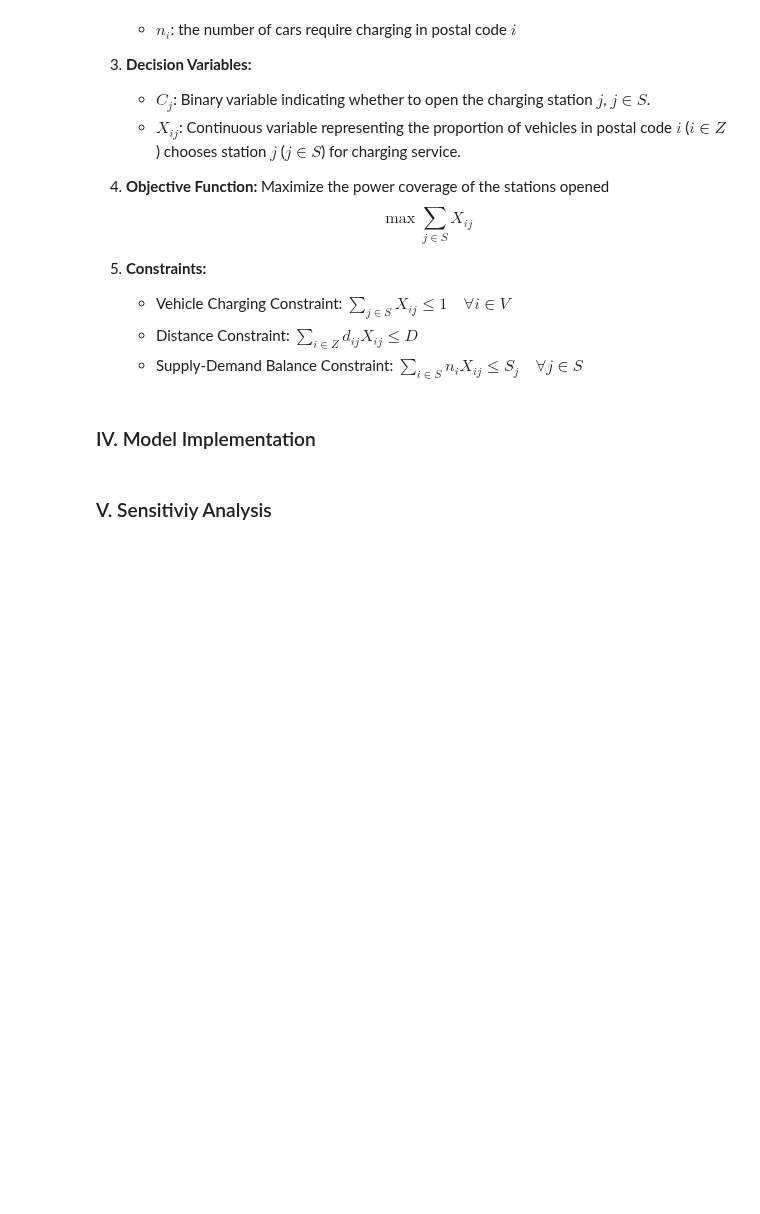
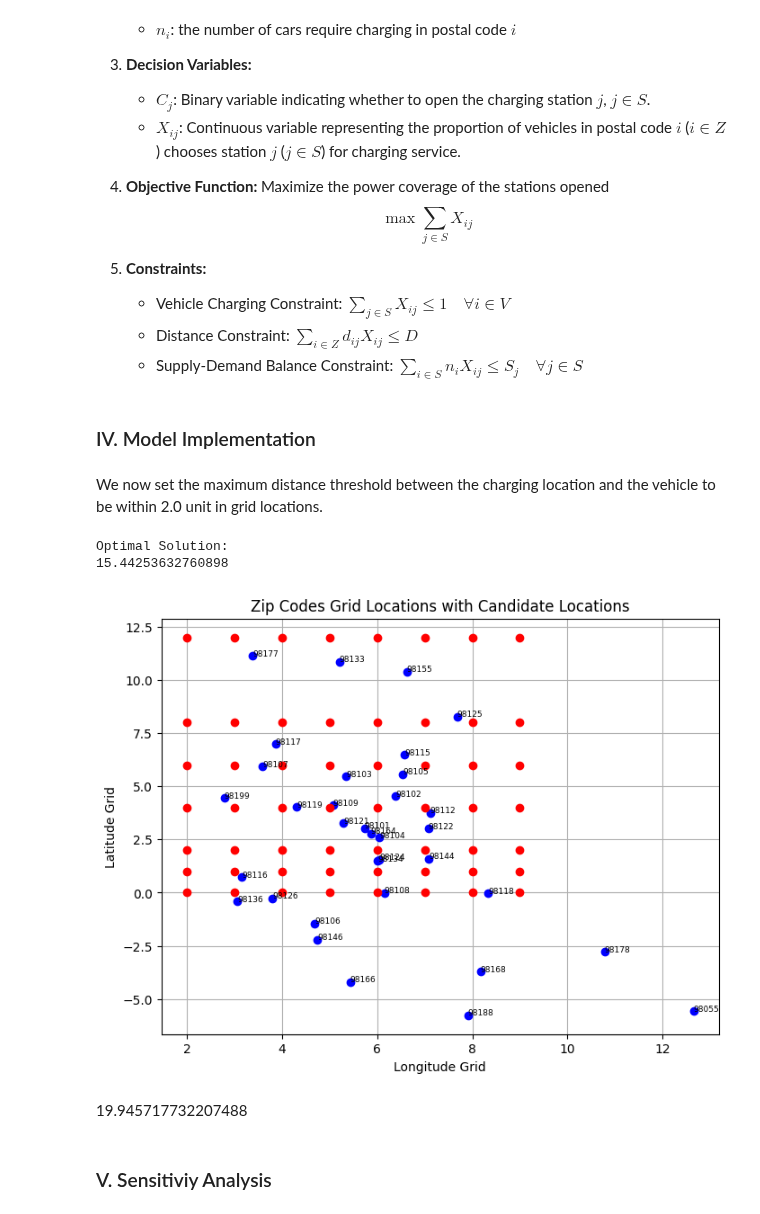
Before and after one commit to lqminhhh/Charging-Location-Optimization, a Jupyter notebook: Final.ipynb, the cells around one changed output. Saved outputs shown, nothing was run; the diff lists cells and outputs as text; code cells hidden in the pictures; blank space fills up the shorter version.

Commit message:
model update

```diff
--- a/Final.ipynb
+++ b/Final.ipynb
@@ -224,3 +224,5 @@ cartesian_prod = list(product(codes, candidate))
 
 # Compute the distances between each pair of code and candidate stations
 distances = {(c, f): distance(grid_locations[c], candidate_grid_locations[f]) for c, f in cartesian_prod}
+# %% [markdown]
+We now set the maximum distance threshold between the charging location and the vehicle to be within 2.0 unit in grid locations.
@@ -227,3 +239,81 @@ distances = {(c, f): distance(grid_locations[c], candidate_grid_locations[f]) fo
+# %%
+# Model 1
+model1 = gp.Model("Station Cover")
+model1.Params.LogToConsole = 0 # Suppress noisy output
+
+## Data
+### Number of cars requires charging at location i
+n = postal_code_counts.set_index('Postal Code')['Count'].to_dict()
+
+## Variables:
+### Whether to open charging station j?
+C = model1.addVars(candidate_grid_locations.keys(), vtype = GRB.BINARY, name = "c")
+
+### The proportion of vehicles in postal code i choose station j for charging service
+X_var = model1.addVars(cartesian_prod, lb = 0.0, ub = 1.0, vtype = GRB.CONTINUOUS, name = "x")
+
+## Objective
+model1.setObjective(gp.quicksum(X_var[i, j] for i, j in cartesian_prod), GRB.MAXIMIZE)
+
+## Constraints
+### Vehicle charging constraint
+model1.addConstrs(gp.quicksum(X_var[i, j] for j in candidate_grid_locations.keys()) <= 1 for i in grid_locations.keys())
+
+### Distances Constraints
+model1.addConstrs(gp.quicksum(distances[i, j] * X_var[i, j] for i in grid_locations.keys()) <= 2.0 for j in candidate_grid_locations.keys())
+
+### Supply-Demand balance constraint
+model1.addConstrs(gp.quicksum(n[i] * X_var[i, j] for i in grid_locations.keys()) <= 50 for j in candidate_grid_locations.keys())
+
+#model1.addConstr(gp.quicksum(C[j] for j in candidate_grid_locations.keys()) >= 1)
+
+# restrict the number of station to be constructed
+model1.addConstr(gp.quicksum(C[j] for j in candidate_grid_locations.keys()) == 100)
+
+# can be charge only when there is charging location
+model1.addConstrs(X_var[i, j] <= C[j] for i, j in cartesian_prod)
+
+model1.optimize()
+
+if model1.status == GRB.OPTIMAL:
+    print("Optimal Solution:")
+    print(model1.ObjVal)
+    result = []
+    for j in candidate_grid_locations.keys():
+        if C[j].x > 0.5:
+            result.append(j)
+        #print(C[j].x)
+else:
+    print("No optimal solution found.")
+# %% [output]
+Optimal Solution:
+15.44253632760898
+# %%
+# Define the grid locations you want to remove
+locations_to_remove = {(i, j) for i in range(10, 14) for j in range(-1, 13)}
+
+# Remove the specified grid locations from candidate_grid_locations
+candidate_grid_locations = {idx: (i, j) for idx, (i, j) in candidate_grid_locations.items() if (i, j) not in locations_to_remove and j in result}
+
+# Plot grid locations
+plt.figure(figsize=(8, 6))
+for zipcode, (lon_idx, lat_idx) in grid_locations.items():
+    plt.plot(lon_idx, lat_idx, 'bo')
+    plt.text(lon_idx, lat_idx, str(int(zipcode)), fontsize=6.5)
+
+# Plot candidate locations (red points)
+for candidate, (lon_idx, lat_idx) in candidate_grid_locations.items():
+    plt.plot(lon_idx, lat_idx, 'ro')
+
+plt.title('Zip Codes Grid Locations with Candidate Locations')
+plt.xlabel('Longitude Grid')
+plt.ylabel('Latitude Grid')
+plt.grid(True)
+plt.show()
+# %% [output]
+[figure, added]
+# %% [markdown]
+19.945717732207488
 # %% [markdown]
 ### V. Sensitiviy Analysis
 # %% [markdown]
```
Also changed, not shown: parts of 3 cells of this notebook.
